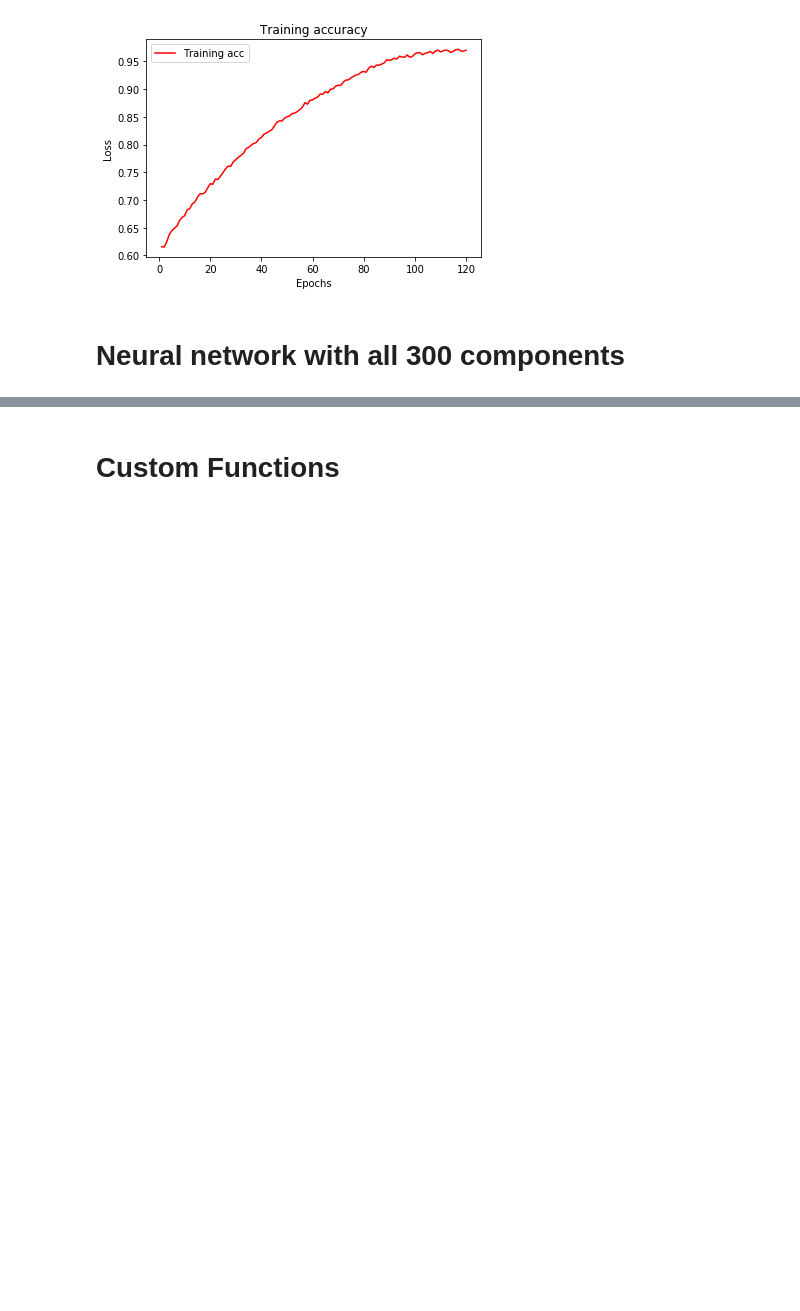
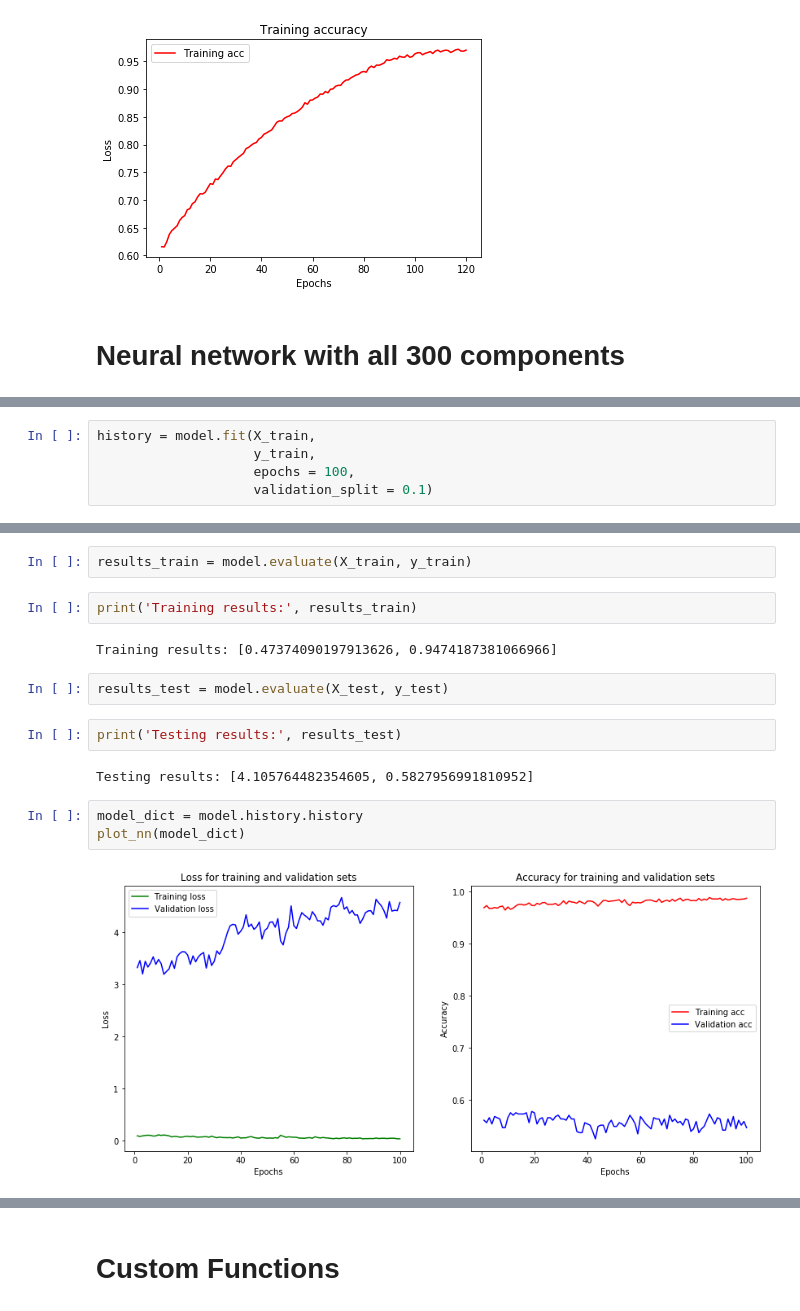
Before and after one commit to ssrosa/dsc-4-final-project-online-ds-pt-100118, a Jupyter notebook: student.ipynb, the cells around one changed output, grey strips where cells are left out. Cells and saved outputs as stored; diff of their text form; blank space fills up the shorter version.

```diff
--- a/student.ipynb
+++ b/student.ipynb
@@ -1542,0 +1471,5 @@ More tuning options to try. 'adam'? Move on to trying LSTM and GRU?
+# %%
+history = model.fit(X_train,
+                    y_train,
+                    epochs = 100,
+                    validation_split = 0.1)
@@ -1542,0 +1494,17 @@ More tuning options to try. 'adam'? Move on to trying LSTM and GRU?
+# %%
+results_train = model.evaluate(X_train, y_train)
+# %%
+print('Training results:', results_train)
+# %% [output]
+Training results: [0.47374090197913626, 0.9474187381066966]
+# %%
+results_test = model.evaluate(X_test, y_test)
+# %%
+print('Testing results:', results_test)
+# %% [output]
+Testing results: [4.105764482354605, 0.5827956991810952]
+# %%
+model_dict = model.history.history
+plot_nn(model_dict)
+# %% [output]
+[figure, added]
```
Also changed, not shown: parts of 150 cells of this notebook.
